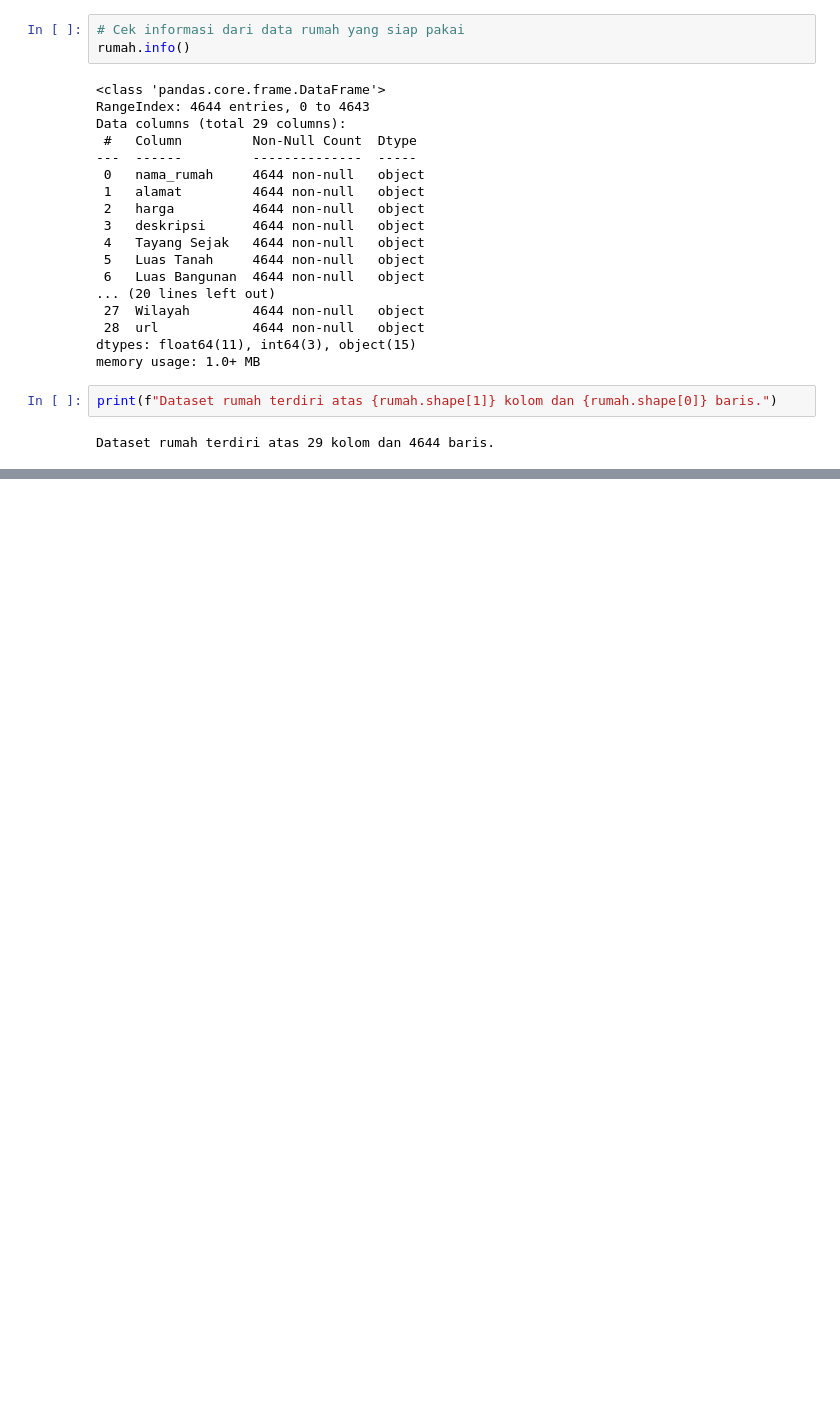
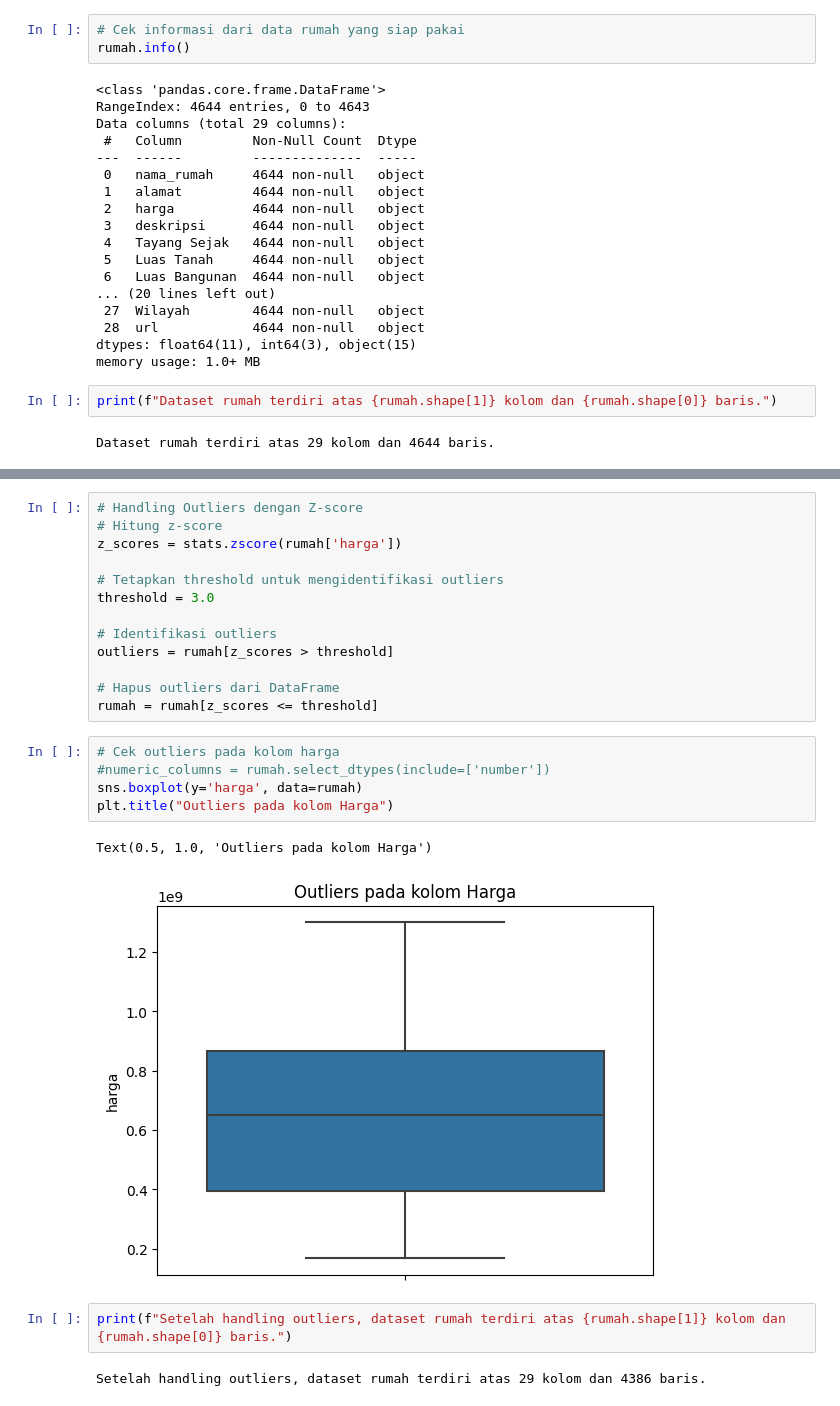
Before and after one commit to daff00/house-price-prediction, a Jupyter notebook: house_price_prediction.ipynb, the cells around one changed output, grey strips where cells are left out. Cells and saved outputs as stored; diff of their text form; blank space fills up the shorter version.

```diff
--- a/house_price_prediction.ipynb
+++ b/house_price_prediction.ipynb
@@ -197,0 +228,25 @@ Tahap ini dilakukan untuk mencari <i> insights </i> tersembunyi yang ada pada da
+# %%
+# Handling Outliers dengan Z-score
+# Hitung z-score
+z_scores = stats.zscore(rumah['harga'])
+
+# Tetapkan threshold untuk mengidentifikasi outliers
+threshold = 3.0
+
+# Identifikasi outliers
+outliers = rumah[z_scores > threshold]
+
+# Hapus outliers dari DataFrame
+rumah = rumah[z_scores <= threshold]
+# %%
+# Cek outliers pada kolom harga
+#numeric_columns = rumah.select_dtypes(include=['number'])
+sns.boxplot(y='harga', data=rumah)
+plt.title("Outliers pada kolom Harga")
+# %% [output]
+Text(0.5, 1.0, 'Outliers pada kolom Harga')
+[figure, added]
+# %%
+print(f"Setelah handling outliers, dataset rumah terdiri atas {rumah.shape[1]} kolom dan {rumah.shape[0]} baris.")
+# %% [output]
+Setelah handling outliers, dataset rumah terdiri atas 29 kolom dan 4386 baris.
```
Also changed, not shown: parts of 6 cells of this notebook.
